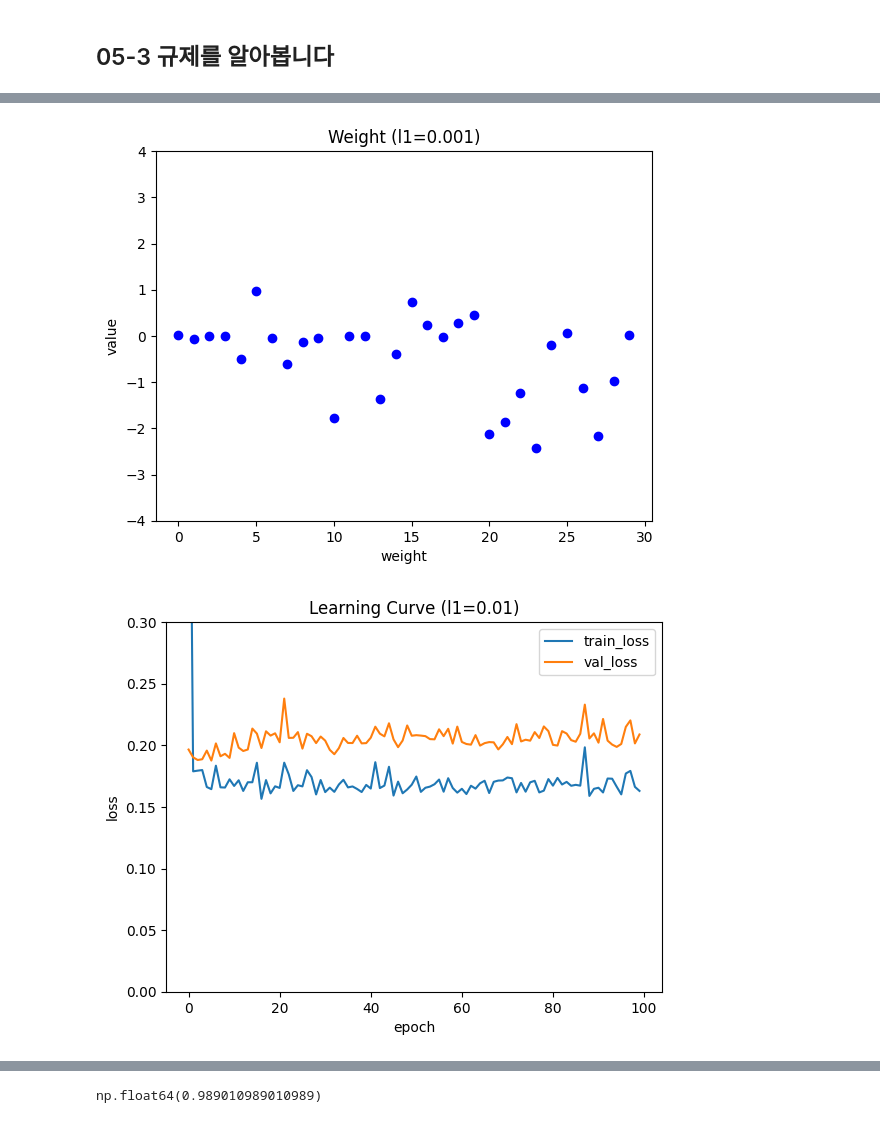
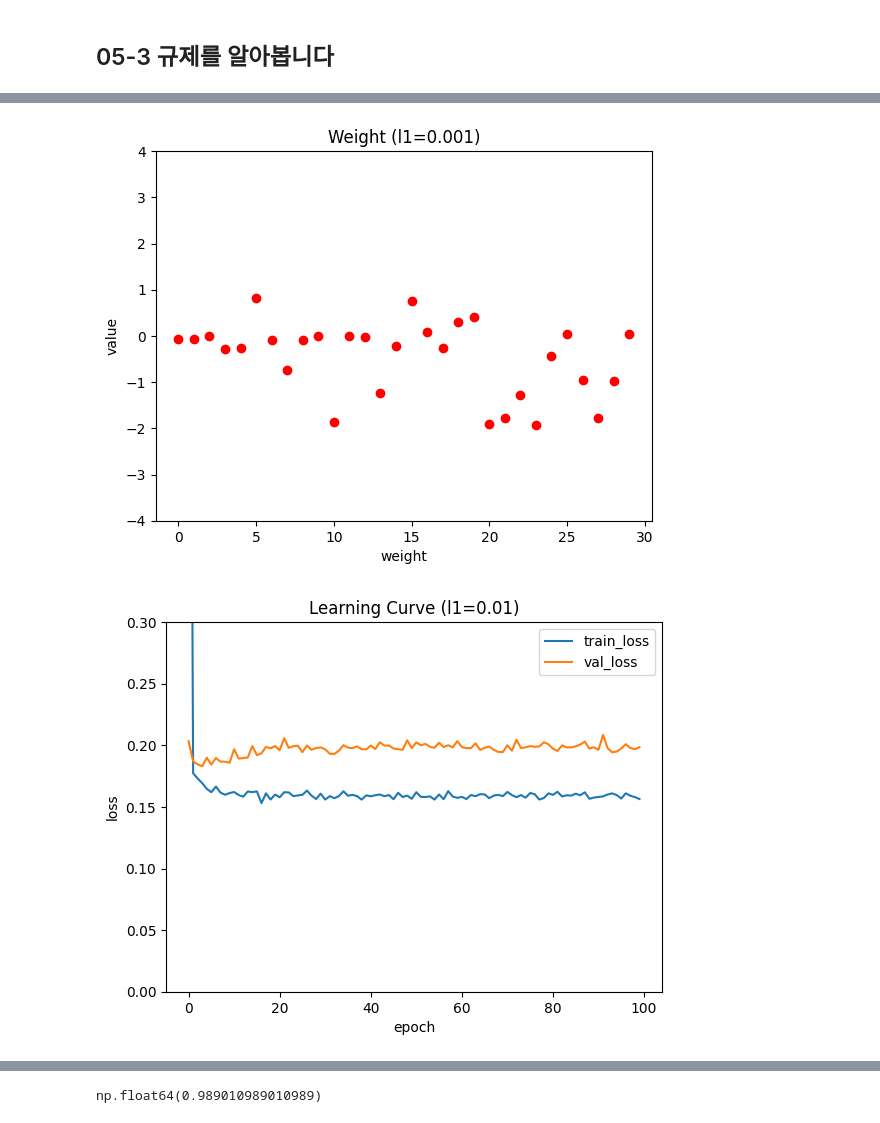
Before and after one commit to sdkhw/Do-it-DeepLearning, a Jupyter notebook: notes/Ch05 copy.ipynb, the cells around one changed output, grey strips where cells are left out. Cells and saved outputs as stored; diff of their text form; code cells hidden in the pictures.

```diff
--- a/notes/Ch05 copy.ipynb
+++ b/notes/Ch05 copy.ipynb
@@ -279,7 +279,7 @@ np.float64(0.989010989010989)
 l1_list = [0.0001, 0.001, 0.01]
 
 for l1 in l1_list:
-    lyr = SingleLayer(l1=l1)
+    lyr = SingleLayer(learning_rate=0.05 ,l1=l1)
     lyr.fit(x_train_scaled, y_train, x_val=x_val_scaled, y_val=y_val)
 
     plt.plot(lyr.losses)
@@ -291,7 +291,7 @@ for l1 in l1_list:
     plt.ylim(0, 0.3)
     plt.show()
 
-    plt.plot(lyr.w, 'bo')
+    plt.plot(lyr.w, 'ro')
     plt.title('Weight (l1={})'.format(l1))
     plt.ylabel('value')
     plt.xlabel('weight')
@@ -304,2 +304,2 @@ for l1 in l1_list:
-[figure, old version]
+[figure, new version]
-[figure, old version]
+[figure, new version]
```
Also changed, not shown: parts of 14 cells of this notebook.
